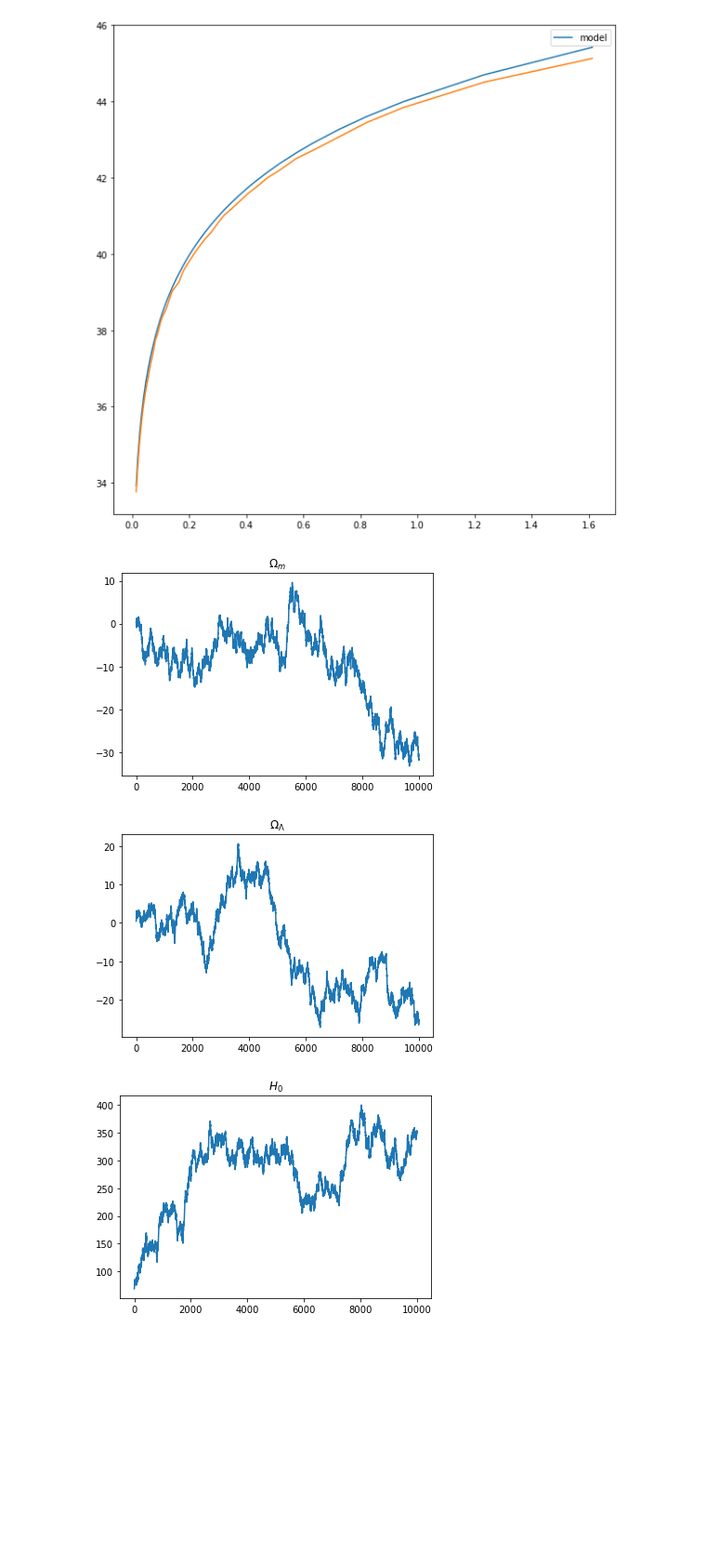
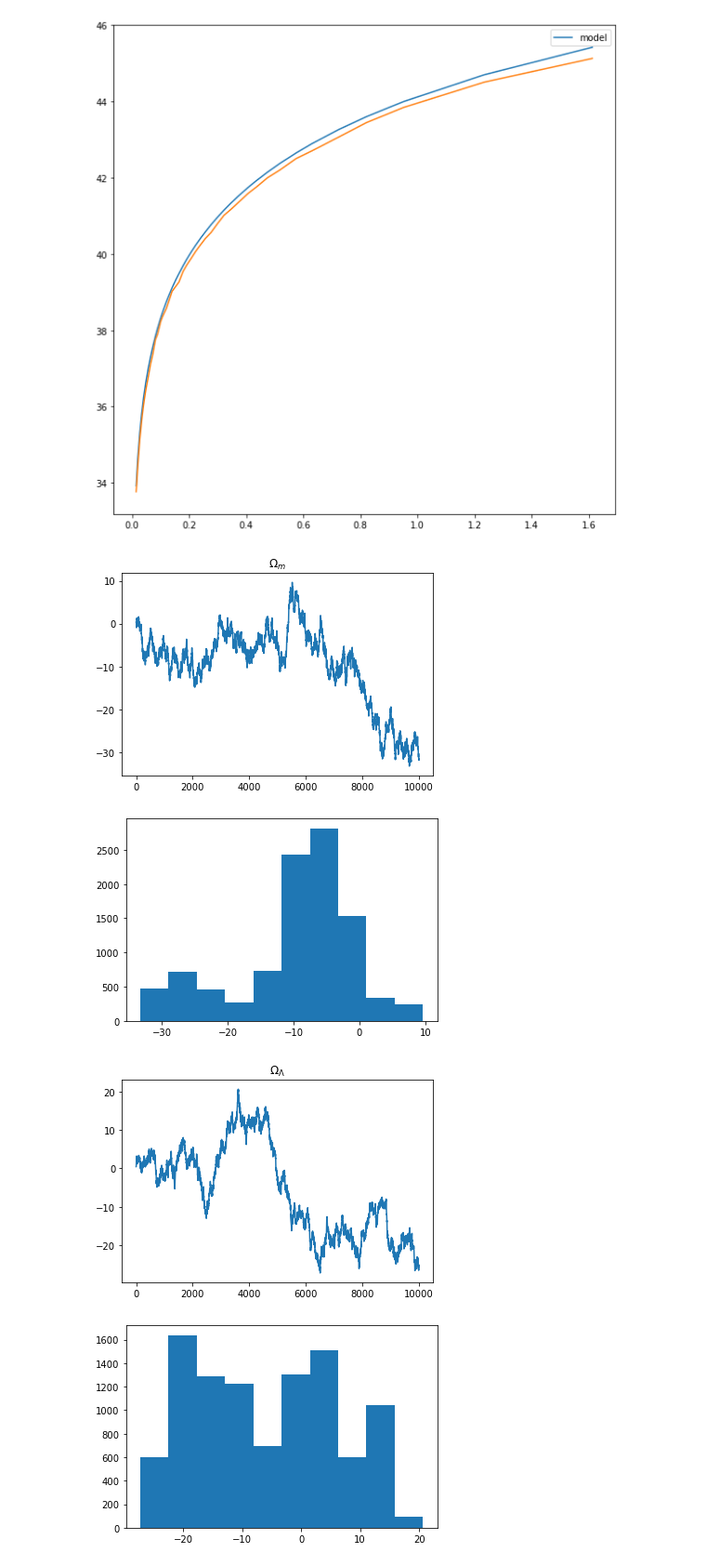
Before and after one commit to anshsrivastava/H0llyM0lly, a Jupyter notebook: mcmc.ipynb, the cells around one changed output. Shown at 93% size. Cells and saved outputs as stored; diff of their text form; code cells hidden in the pictures; blank space fills up the shorter version.

```diff
--- a/mcmc.ipynb
+++ b/mcmc.ipynb
@@ -50,12 +50,15 @@ chain = run_MCMC(red_shift_data,apparent_magnitude_data,cov_matrix,Omegas,cov_ge
 # %%
 for i in range(chain.shape[1]):
     pl.figure()
 
     c = chain[:,i]
     n = range(chain.shape[0])
     pl.title(pars_label[i])
     pl.plot(n,c)
+    pl.figure()
+    pl.hist(c)
 # %% [output]
 [figure]
-[figure, old version]
+[figure, new version]
-[figure, old version]
+[figure, new version]
+[figure, added]
```
Also changed, not shown: parts of 2 cells of this notebook.
